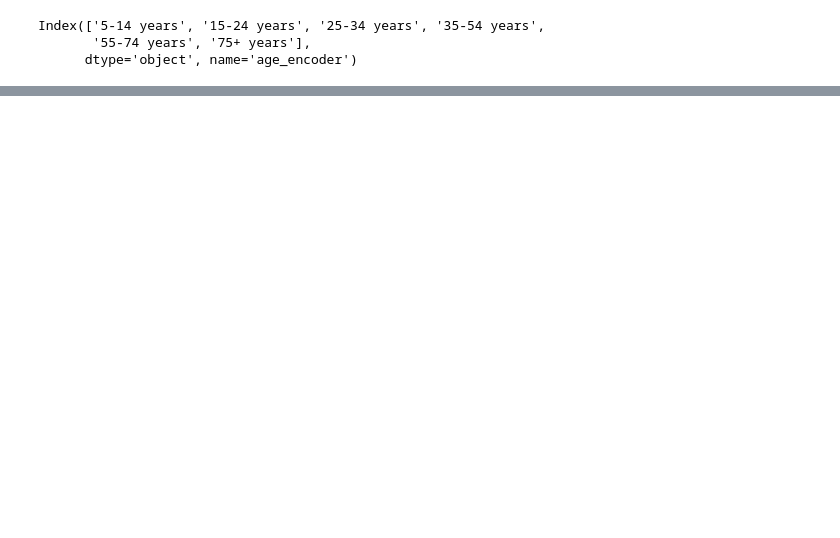
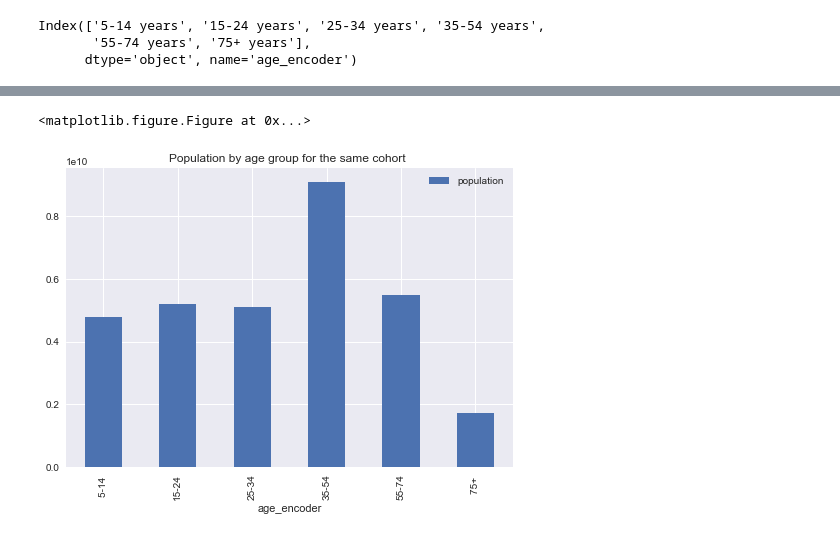
Before and after one commit to v2br/AI_study, a Jupyter notebook: preBootUnit4/suiside_review.ipynb, the cells around one changed output, grey strips where cells are left out. Cells and saved outputs as stored; diff of their text form; code cells hidden in the pictures; blank space fills up the shorter version.

```diff
--- a/preBootUnit4/suiside_review.ipynb
+++ b/preBootUnit4/suiside_review.ipynb
@@ -183,0 +223,14 @@ plt.show()
+# %%
+#population the same way
+tp=dfa.groupby('age_encoder')[['population']].sum()
+plt.figure(figsize=(12,9))
+
+tp.plot(tp.index.map(en.get), kind='bar', stacked=False, title='Population by age group for the same cohort ' )
+#plt.title("Total Suicide based in Age group")
+#plt.xlabel("Age Group")
+#plt.ylabel("Number of Suicide")
+plt.savefig("population_distr.png")
+plt.show()
+# %% [output]
+<matplotlib.figure.Figure at 0x...>
+[figure, added]
```
Also changed, not shown: parts of 28 cells of this notebook, 10 other files.
